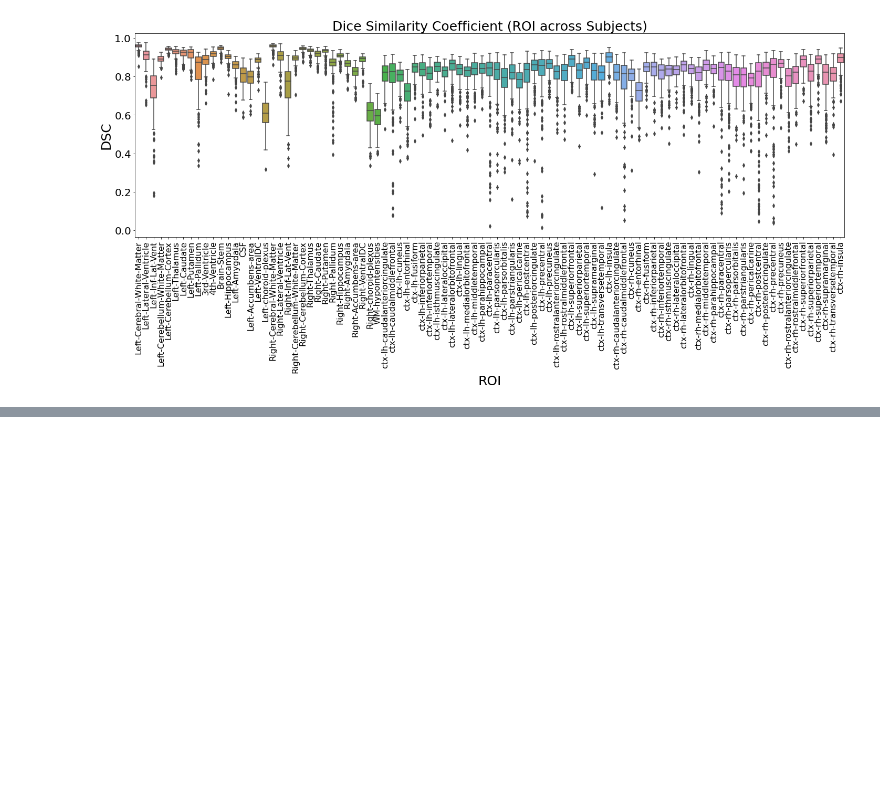
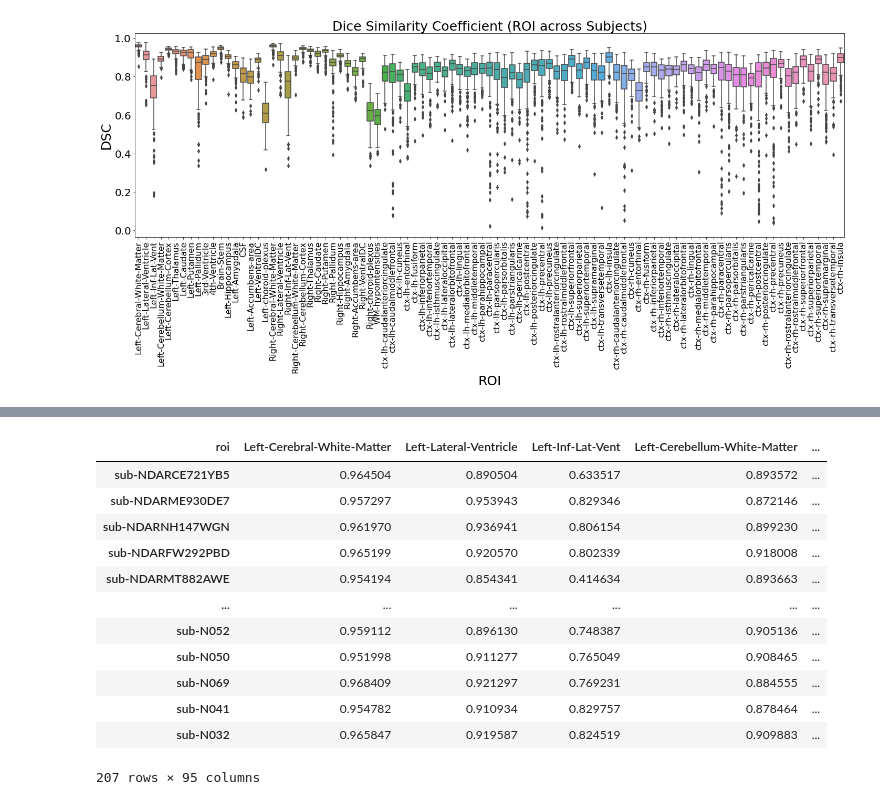
Before and after one commit to 0rC0/Kinderseg, a Jupyter notebook: Dice_Similarity_Coeff.ipynb, the cells around one changed output, grey strips where cells are left out. Saved outputs shown, nothing was run; the diff lists cells and outputs as text; code cells hidden in the pictures; blank space fills up the shorter version.

```diff
--- a/Dice_Similarity_Coeff.ipynb
+++ b/Dice_Similarity_Coeff.ipynb
@@ -227,0 +222,20 @@ np.unique(arr1, return_counts=True)
+# %%
+df_out = df.drop(columns=['roi']).copy()
+# %%
+df_out = df_out.transpose() #.drop(columns=['Unknown'])
+df_out = df_out.drop(columns=['Unknown'])
+df_out
+# %% [output]
+| roi | Left-Cerebral-White-Matter | Left-Lateral-Ventricle | Left-Inf-Lat-Vent | Left-Cerebellum-White-Matter | ... |
+| sub-NDARCE721YB5 | 0.964504 | 0.890504 | 0.633517 | 0.893572 | ... |
+| sub-NDARME930DE7 | 0.957297 | 0.953943 | 0.829346 | 0.872146 | ... |
+| sub-NDARNH147WGN | 0.961970 | 0.936941 | 0.806154 | 0.899230 | ... |
+| sub-NDARFW292PBD | 0.965199 | 0.920570 | 0.802339 | 0.918008 | ... |
+| sub-NDARMT882AWE | 0.954194 | 0.854341 | 0.414634 | 0.893663 | ... |
+| ... | ... | ... | ... | ... | ... |
+| sub-N052 | 0.959112 | 0.896130 | 0.748387 | 0.905136 | ... |
+| sub-N050 | 0.951998 | 0.911277 | 0.765049 | 0.908465 | ... |
+| sub-N069 | 0.968409 | 0.921297 | 0.769231 | 0.884555 | ... |
+| sub-N041 | 0.954782 | 0.910934 | 0.829757 | 0.878464 | ... |
+| sub-N032 | 0.965847 | 0.919587 | 0.824519 | 0.909883 | ... |
+207 rows × 95 columns
```
Also changed, not shown: parts of 25 cells of this notebook, 1 other file.
